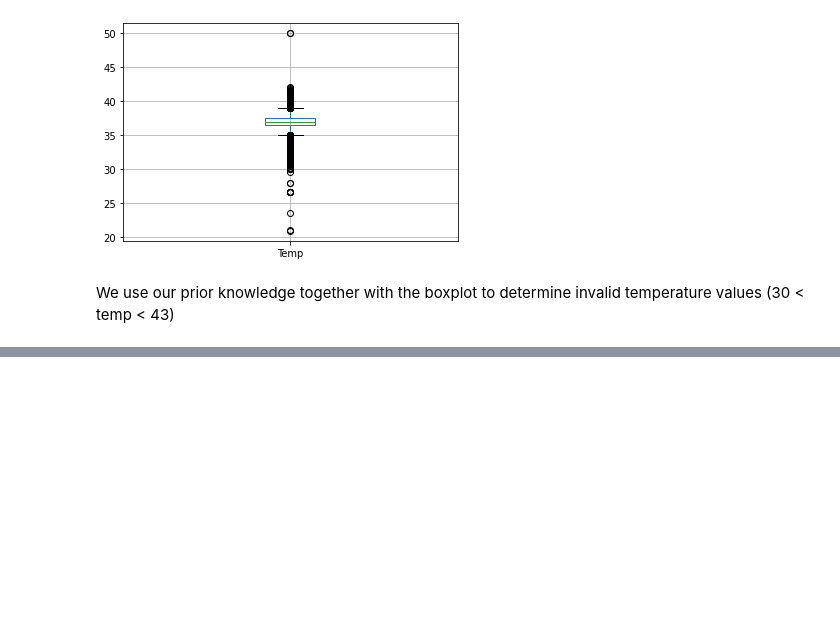
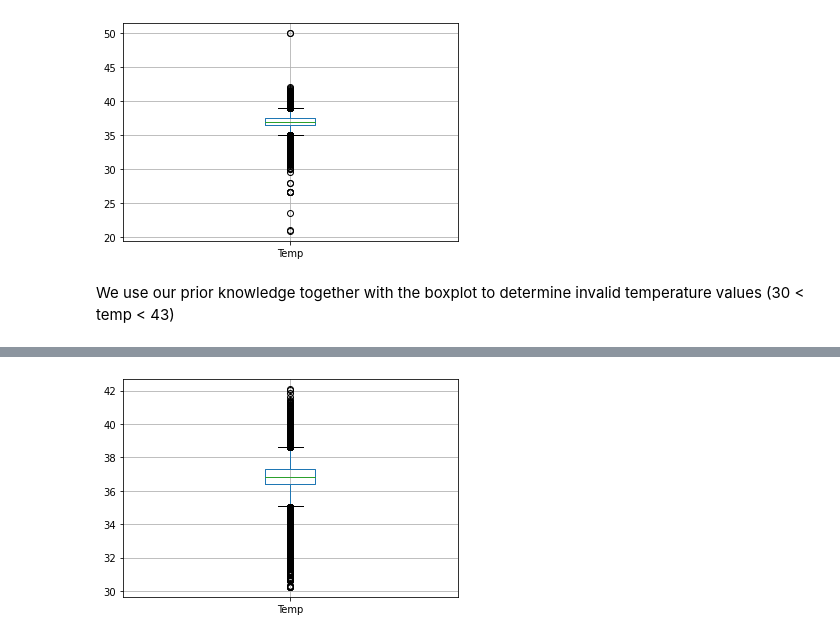
Before and after one commit to NaorHaba/Course-094295_hw1, a Jupyter notebook: EDA.ipynb, the cells around one changed output, grey strips where cells are left out. Saved outputs shown, nothing was run; the diff lists cells and outputs as text; code cells hidden in the pictures; blank space fills up the shorter version.

```diff
--- a/EDA.ipynb
+++ b/EDA.ipynb
@@ -97,6 +137,3 @@ t_df[vital_signs].boxplot(column='Temp')
 [figure]
 # %% [markdown]
 We use our prior knowledge together with the boxplot to determine invalid temperature values (30 < temp < 43)
-# %%
-t_df.loc[(t_df['Temp'] >= 43) | (t_df['Temp'] <= 30), 'Temp'] = np.nan
-t_df['Temp'] = t_df.groupby('id')['Temp'].ewm(com=0.5).mean().bfill().reset_index(level=0, drop=True)
@@ -113,2 +139,0 @@ t_df[vital_signs].boxplot(column='HR')
-# %%
-t_df['HR'] = t_df.groupby('id')['HR'].ewm(com=0.5).mean().bfill().reset_index(level=0, drop=True)
@@ -211,0 +140,4 @@ for col in lab_values[1:]:
+# %%
+t_df['Temp'] = fix_and_smooth(t_df, 'Temp', low=30, high=43)
+# %% [output]
+[figure, added]
```
Also changed, not shown: parts of 49 cells of this notebook, 5 other files.
